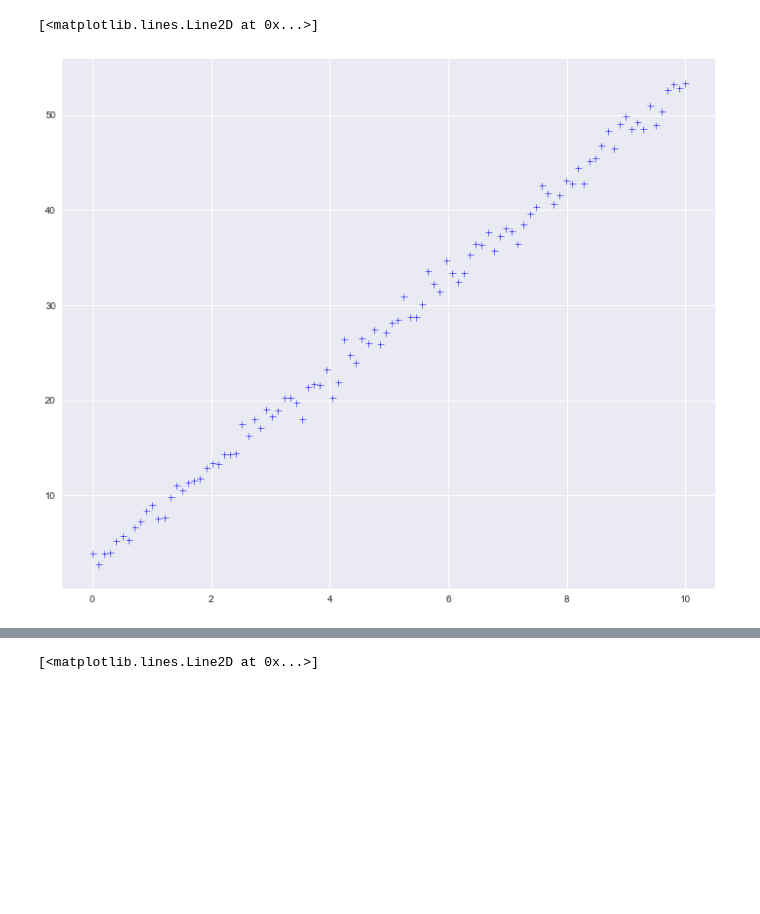
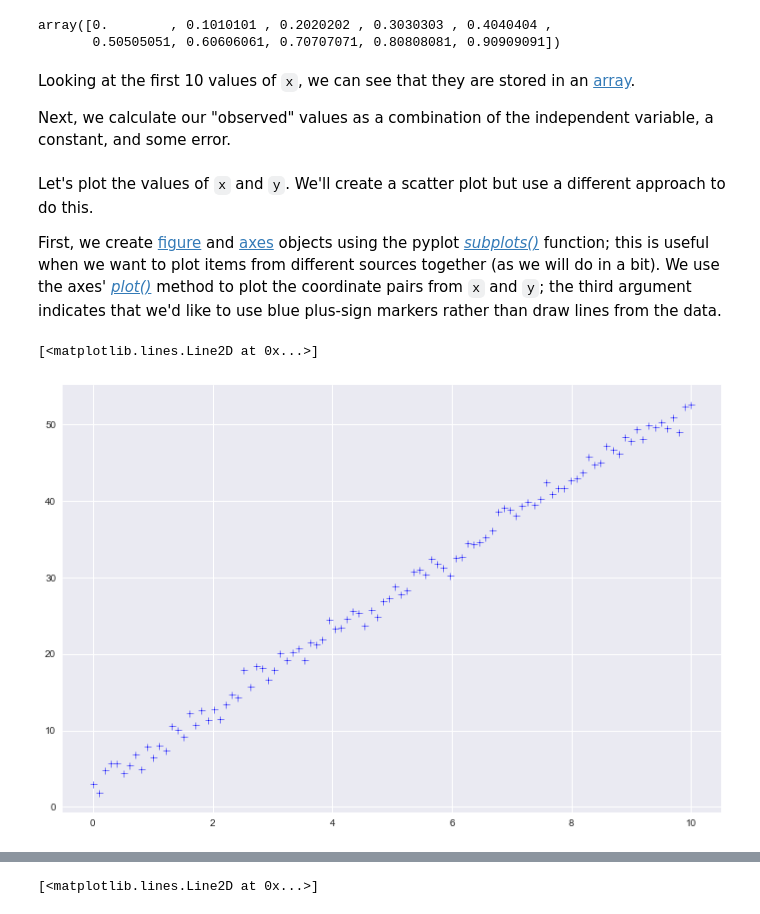
Before and after one commit to zarthur/CSCC-Analytics, a Jupyter notebook: 04-Trends-Models.ipynb, the cells around one changed output, grey strips where cells are left out. Cells and saved outputs as stored; diff of their text form; code cells hidden in the pictures; blank space fills up the shorter version.

Commit message:
add PDFs of completed notebooks; correct errors in units 2/3; complete contennt in unit 4

```diff
--- a/04-Trends-Models.ipynb
+++ b/04-Trends-Models.ipynb
@@ -14,8 +94,14 @@ sns.set(rc={'figure.figsize':(12,8), "lines.markeredgewidth": 0.5 })
 # %%
-# http://www.statsmodels.org/stable/examples/notebooks/generated/ols.html
-# toy example
-
 nsample = 100
 x = np.linspace(0, 10, nsample)
 e = np.random.normal(size=nsample)
+
+display(x[:10])
+# %% [output]
+array([0.        , 0.1010101 , 0.2020202 , 0.3030303 , 0.4040404 ,
+       0.50505051, 0.60606061, 0.70707071, 0.80808081, 0.90909091])
+# %% [markdown]
+Looking at the first 10 values of `x`, we can see that they are stored in an [array](https://docs.scipy.org/doc/numpy-1.14.0/reference/generated/numpy.array.html).
+
+Next, we calculate our "observed" values as a combination of the independent variable, a constant, and some error.
 # %%
@@ -23,7 +108,11 @@ X = sm.add_constant(x)
 y = 5 * x + 3 + e
+# %% [markdown]
+Let's plot the values of `x` and `y`.  We'll create a scatter plot but use a different approach to do this.
+
+First, we create [figure](https://matplotlib.org/api/_as_gen/matplotlib.figure.Figure.html#matplotlib.figure.Figure) and [axes](https://matplotlib.org/api/axes_api.html#matplotlib.axes.Axes) objects using the pyplot [*subplots()*](https://matplotlib.org/api/_as_gen/matplotlib.pyplot.subplots.html) function; this is useful when we want to plot items from different sources together (as we will do in a bit). We use the axes' [*plot()*](https://matplotlib.org/api/_as_gen/matplotlib.axes.Axes.plot.html#matplotlib.axes.Axes.plot) method to plot the coordinate pairs from `x` and `y`; the third argument indicates that we'd like to use blue plus-sign markers rather than draw lines from the data.
 # %%
-fig, ax = plt.subplots(figsize=(12,10))
+fig, ax = plt.subplots()
 ax.plot(x, y, 'b+')
 # %% [output]
 [<matplotlib.lines.Line2D at 0x...>]
-[figure, old version]
+[figure, new version]
```
Also changed, not shown: parts of 158 cells of this notebook, 7 other files.
